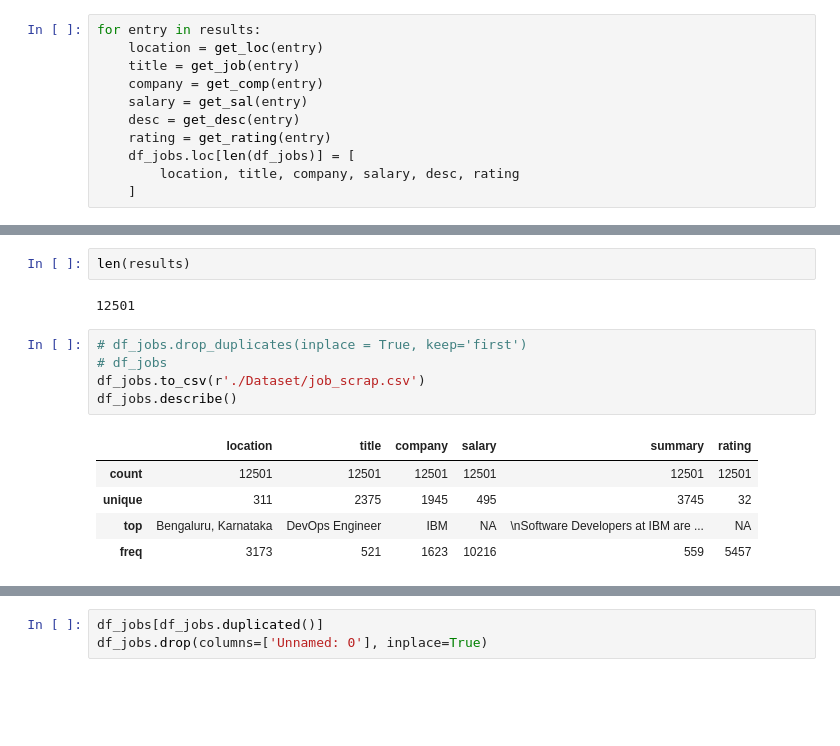
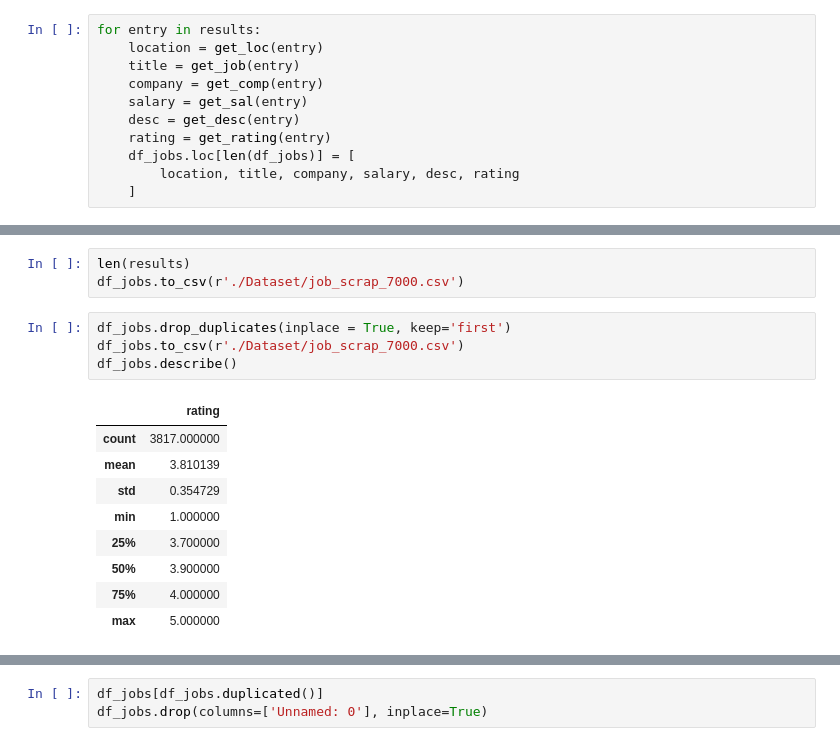
Before and after one commit to iamkish0re/WebScrapper, a Jupyter notebook: WebScrappper.ipynb, the cells around one changed output, grey strips where cells are left out. Drawn from its saved outputs; the diff is of its cells as text; blank space fills up the shorter version.

Commit message:
Scrap 7000 complete

```diff
--- a/WebScrappper.ipynb
+++ b/WebScrappper.ipynb
@@ -129,16 +142,18 @@ for entry in results:
 # %%
 len(results)
+df_jobs.to_csv(r'./Dataset/job_scrap_7000.csv')
-# %% [output]
-12501
 # %%
-# df_jobs.drop_duplicates(inplace = True, keep='first')
-# df_jobs
-df_jobs.to_csv(r'./Dataset/job_scrap.csv')
+df_jobs.drop_duplicates(inplace = True, keep='first')
+df_jobs.to_csv(r'./Dataset/job_scrap_7000.csv')
 df_jobs.describe()
 # %% [output]
-|  | location | title | company | salary | summary | rating |
-| count | 12501 | 12501 | 12501 | 12501 | 12501 | 12501 |
-| unique | 311 | 2375 | 1945 | 495 | 3745 | 32 |
-| top | Bengaluru, Karnataka | DevOps Engineer | IBM | NA | \nSoftware Developers at IBM are ... | NA |
-| freq | 3173 | 521 | 1623 | 10216 | 559 | 5457 |
+|  | rating |
+| count | 3817.000000 |
+| mean | 3.810139 |
+| std | 0.354729 |
+| min | 1.000000 |
+| 25% | 3.700000 |
+| 50% | 3.900000 |
+| 75% | 4.000000 |
+| max | 5.000000 |
 # %%
```
Also changed, not shown: parts of 11 cells of this notebook, 5 other files.
